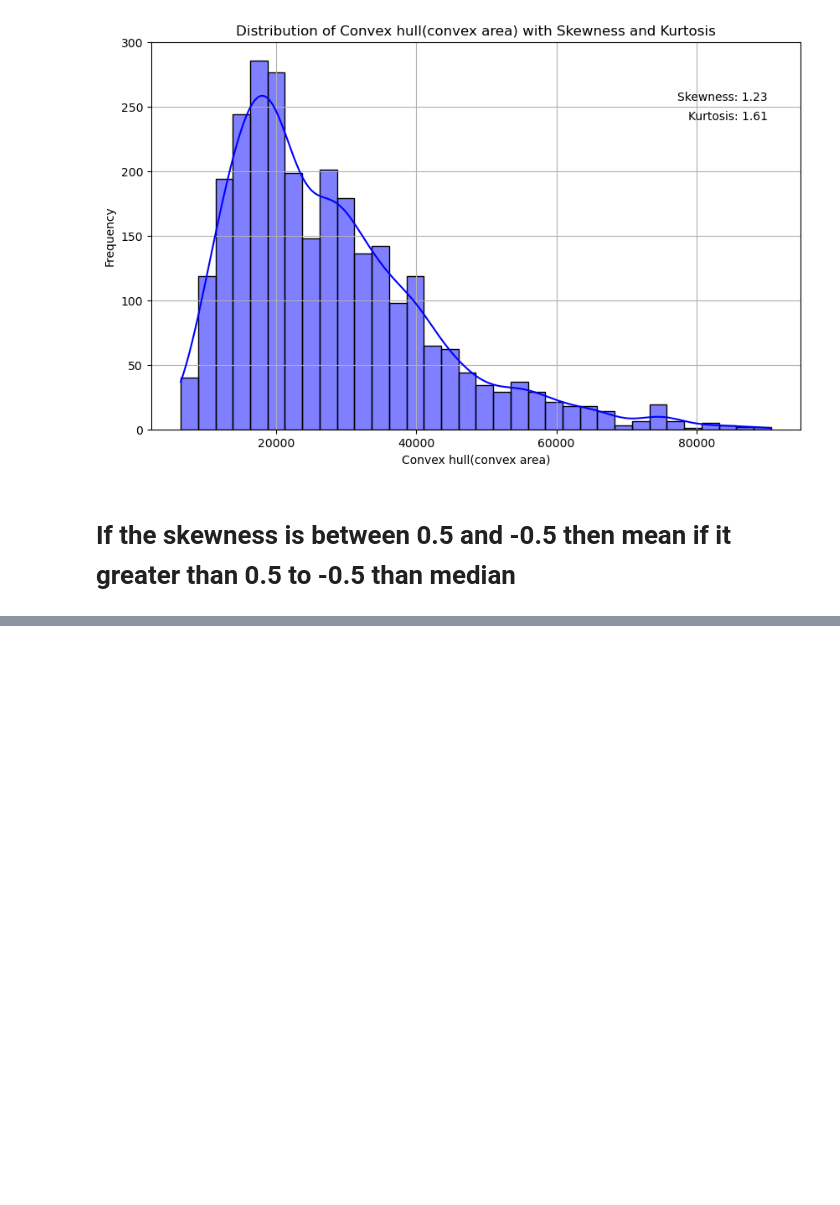
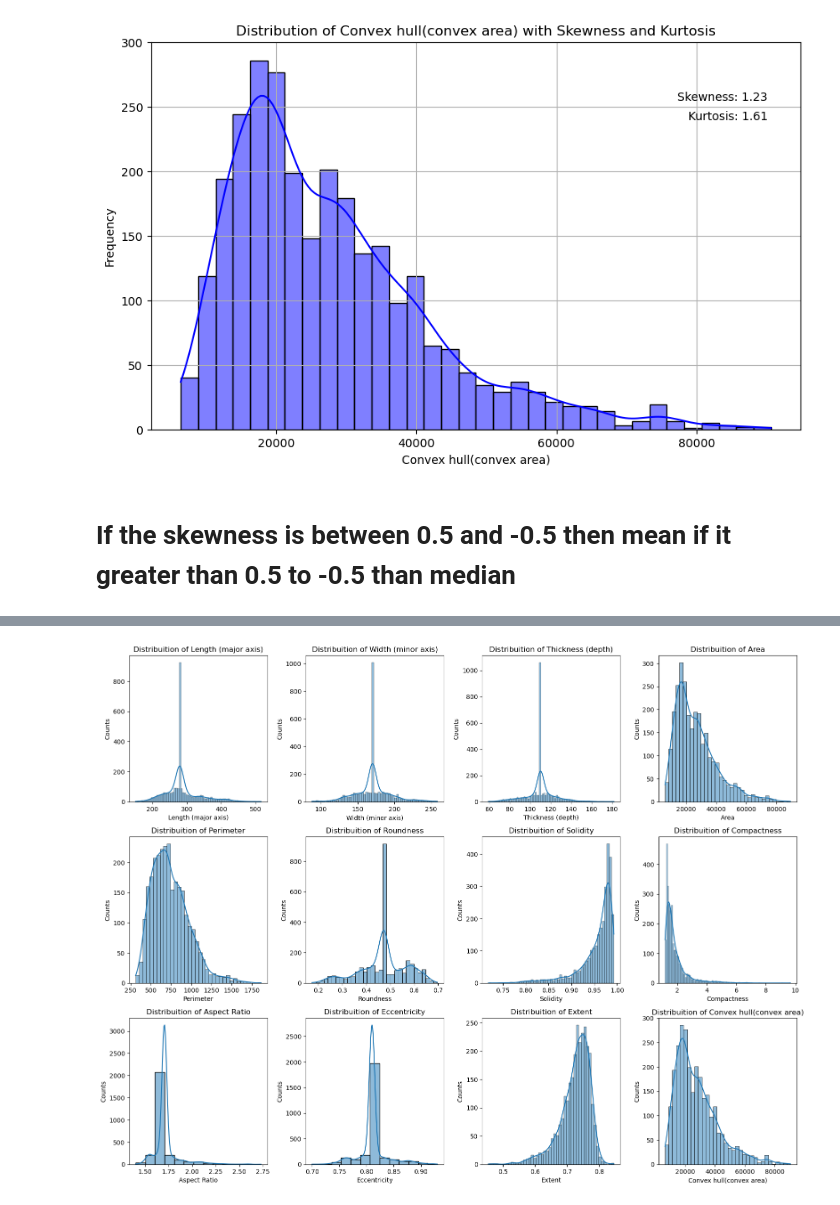
Before and after one commit to MaukanMir/Almond-Classification, a Jupyter notebook: training.ipynb, the cells around one changed output, grey strips where cells are left out. Drawn from its saved outputs; the diff is of its cells as text; code cells hidden in the pictures; blank space fills up the shorter version.

```diff
--- a/training.ipynb
+++ b/training.ipynb
@@ -202,0 +258,4 @@ median_values = [
+# %%
+plot_distribution(process_df, 'hist')
+# %% [output]
+[figure, added]
```
Also changed, not shown: parts of 10 cells of this notebook.
